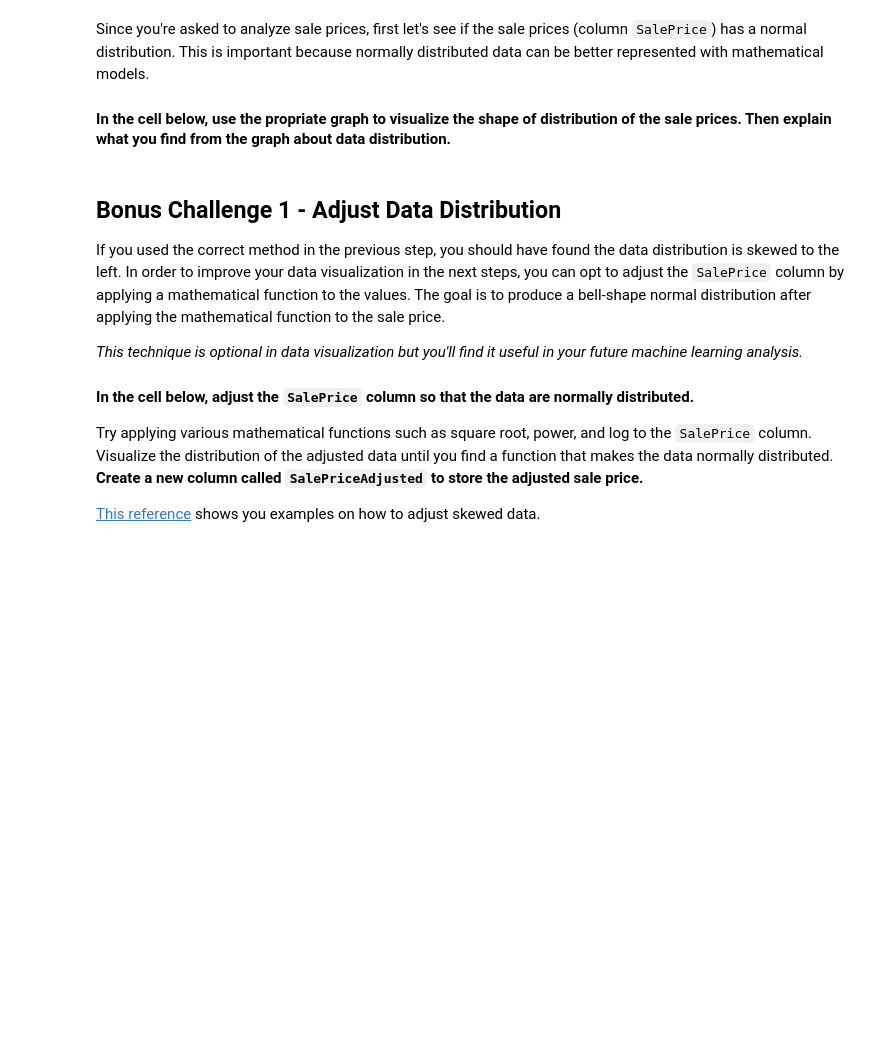
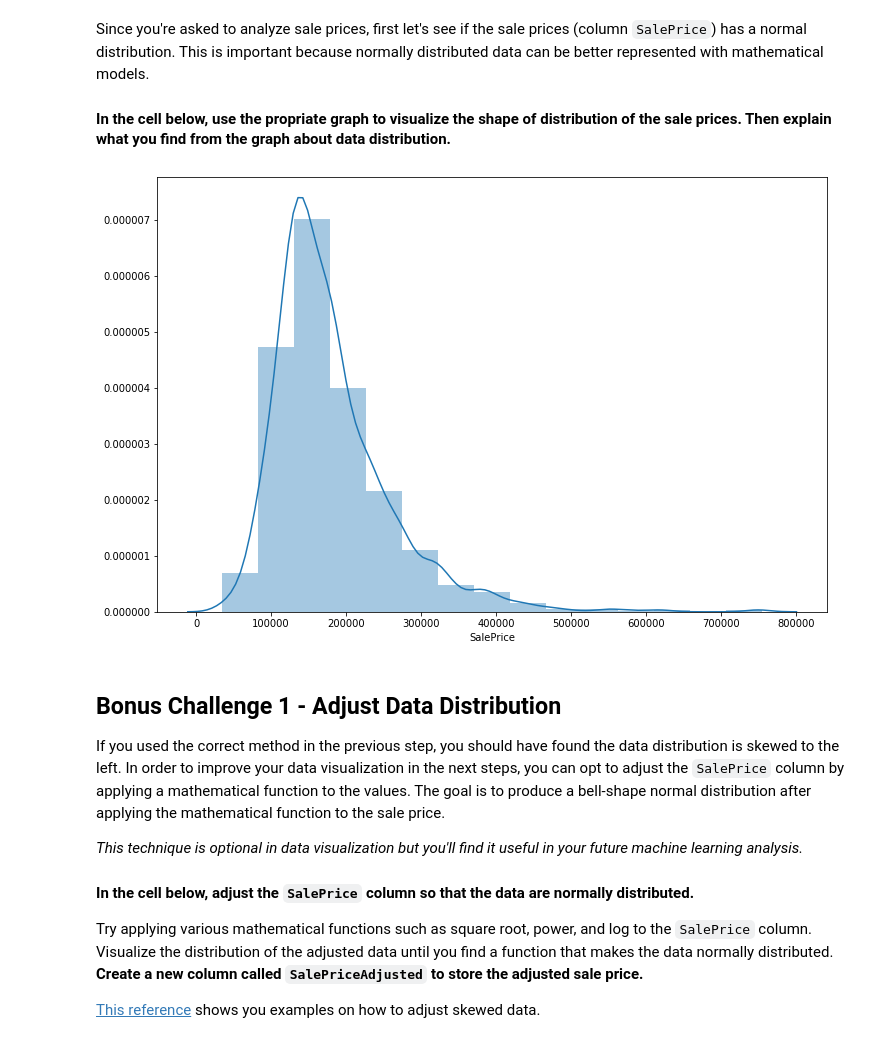
Before and after one commit to ta-datapt-bcn/lab-storytelling-data-visualization, a Jupyter notebook: your-code/main.ipynb, the cells around one changed output. Cells and saved outputs as stored; diff of their text form; code cells hidden in the pictures; blank space fills up the shorter version.

```diff
--- a/your-code/main.ipynb
+++ b/your-code/main.ipynb
@@ -37,6 +37,7 @@ You find the dataset has 81 columns which are a lot.
 #### Since the column `Id` is meaningless in our data visualization work, let's drop it
 # %%
 # your code here
+df = df.drop("Id", 1)
 # %% [markdown]
 You care about missing values. If a column has too many missing values, it is not reliable to use it to predict sales price.
 
@@ -51,0 +51,11 @@ Make a table containing the column name and the percentage of missing values. Pr
+# %%
+# your code here
+percent_missing = df.isnull().sum() * 100 / len(df)
+missing_value = pd.DataFrame({'column_name': df.columns,
+                                 'percent_missing': percent_missing})
+
+missing_value.sort_values('percent_missing', inplace=True, ascending = False)
+
+df_more20 = pd.DataFrame(missing_value)
+df_more20 = df_more20.loc[df_more20.percent_missing > 20]
+df_more20
@@ -57,0 +73,5 @@ After dropping, check the shape of your dataframes. You should have 75 columns n
+# %%
+# your code here
+more_20 = df_more20['column_name'].loc[df_more20['percent_missing']>20]
+
+df = df.drop(columns=more_20)
@@ -65,0 +92,7 @@ Since you're asked to analyze sale prices, first let's see if the sale prices (c
+# %%
+# your code here
+plt.figure(figsize = (12,8))
+sns.distplot(df['SalePrice'], bins= 15)
+plt.show()
+# %% [output]
+[figure, added]
```
Also changed, not shown: parts of 23 cells of this notebook.
